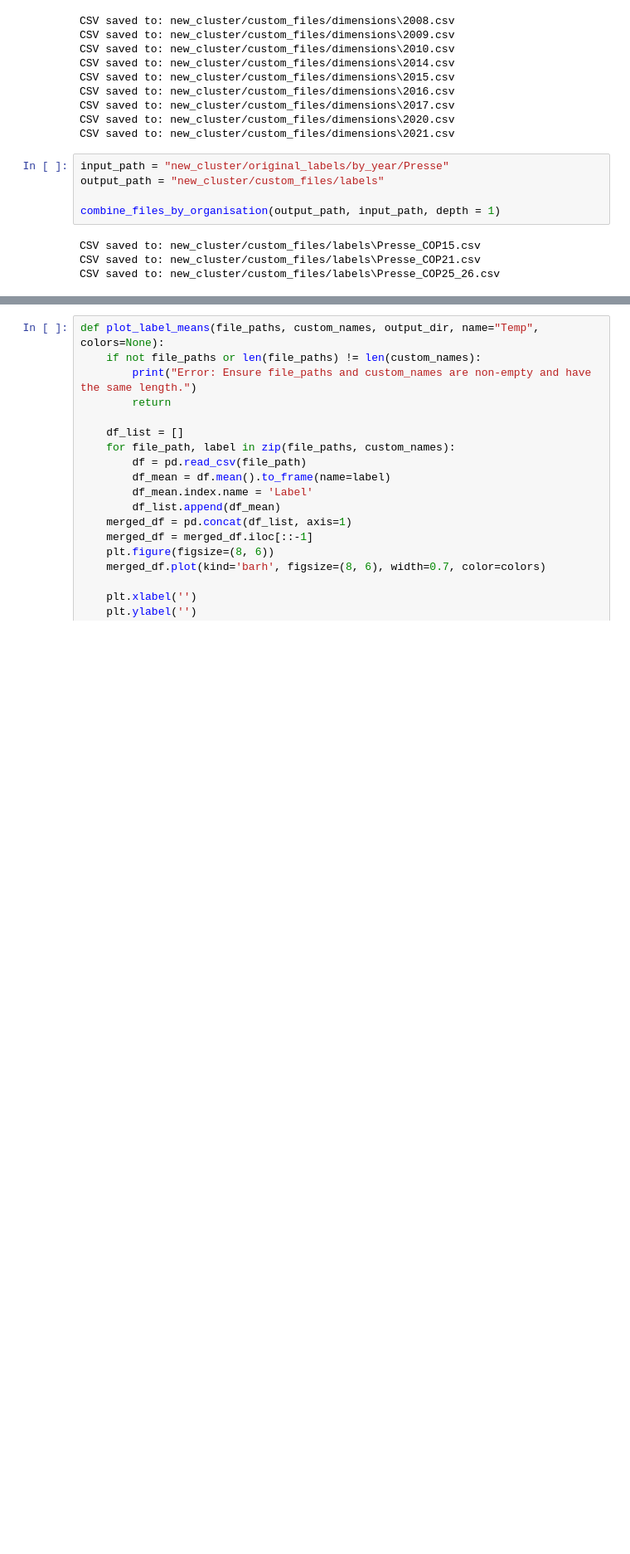
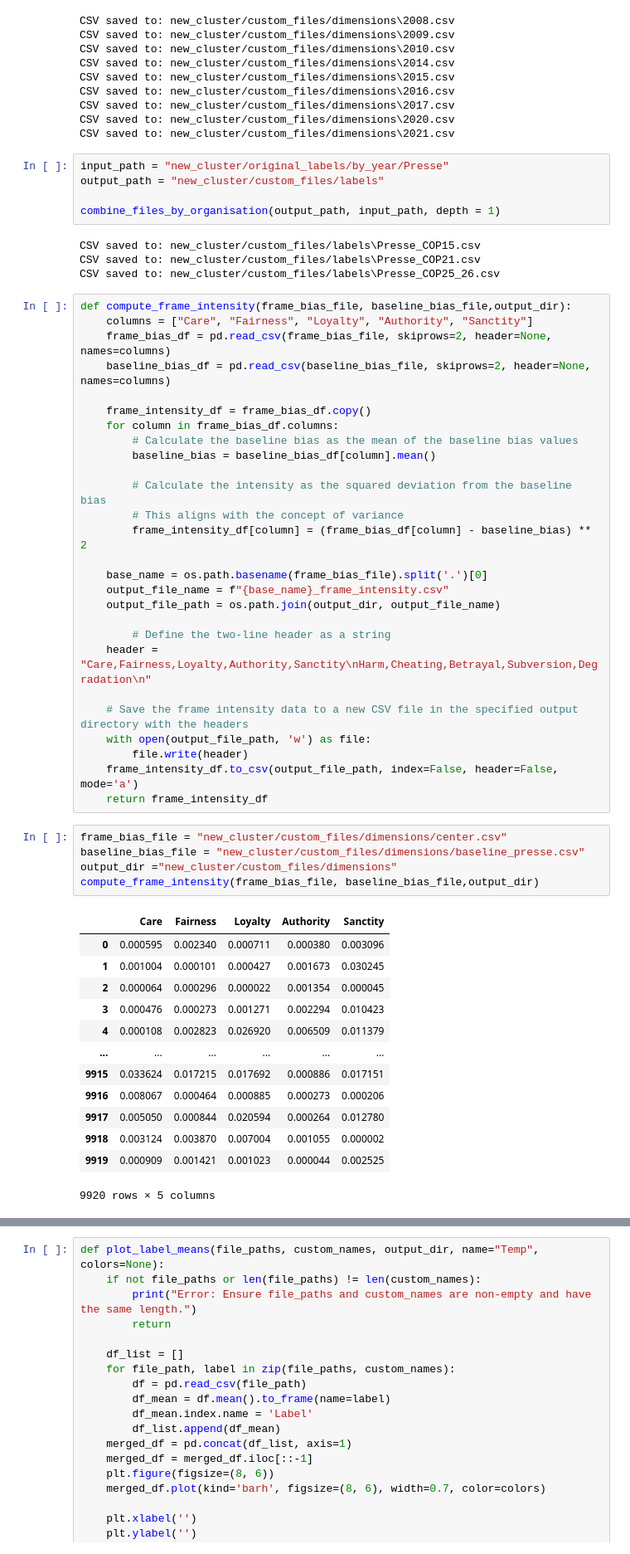
Before and after one commit to NicoOhler/wikipedia_framing_analysis, a Jupyter notebook: postprocessing.ipynb, the cells around one changed output, grey strips where cells are left out. Shown at 83% size. Cells and saved outputs as stored; diff of their text form; blank space fills up the shorter version.

```diff
--- a/postprocessing.ipynb
+++ b/postprocessing.ipynb
@@ -109,3 +114,49 @@ combine_files_by_organisation(output_path, input_path, depth = 1)
 CSV saved to: new_cluster/custom_files/labels\Presse_COP15.csv
 CSV saved to: new_cluster/custom_files/labels\Presse_COP21.csv
 CSV saved to: new_cluster/custom_files/labels\Presse_COP25_26.csv
+# %%
+def compute_frame_intensity(frame_bias_file, baseline_bias_file,output_dir):
+    columns = ["Care", "Fairness", "Loyalty", "Authority", "Sanctity"]
+    frame_bias_df = pd.read_csv(frame_bias_file, skiprows=2, header=None, names=columns)
+    baseline_bias_df = pd.read_csv(baseline_bias_file, skiprows=2, header=None, names=columns)
+
+    frame_intensity_df = frame_bias_df.copy()
+    for column in frame_bias_df.columns:
+        # Calculate the baseline bias as the mean of the baseline bias values
+        baseline_bias = baseline_bias_df[column].mean()
+
+        # Calculate the intensity as the squared deviation from the baseline bias
+        # This aligns with the concept of variance
+        frame_intensity_df[column] = (frame_bias_df[column] - baseline_bias) ** 2
+
+    base_name = os.path.basename(frame_bias_file).split('.')[0]
+    output_file_name = f"{base_name}_frame_intensity.csv"
+    output_file_path = os.path.join(output_dir, output_file_name)
+
+        # Define the two-line header as a string
+    header = "Care,Fairness,Loyalty,Authority,Sanctity\nHarm,Cheating,Betrayal,Subversion,Degradation\n"
+
+    # Save the frame intensity data to a new CSV file in the specified output directory with the headers
+    with open(output_file_path, 'w') as file:
+        file.write(header)
+    frame_intensity_df.to_csv(output_file_path, index=False, header=False, mode='a')
+    return frame_intensity_df
+# %%
+frame_bias_file = "new_cluster/custom_files/dimensions/center.csv"
+baseline_bias_file = "new_cluster/custom_files/dimensions/baseline_presse.csv"
+output_dir ="new_cluster/custom_files/dimensions"
+compute_frame_intensity(frame_bias_file, baseline_bias_file,output_dir)
+# %% [output]
+|  | Care | Fairness | Loyalty | Authority | Sanctity |
+| 0 | 0.000595 | 0.002340 | 0.000711 | 0.000380 | 0.003096 |
+| 1 | 0.001004 | 0.000101 | 0.000427 | 0.001673 | 0.030245 |
+| 2 | 0.000064 | 0.000296 | 0.000022 | 0.001354 | 0.000045 |
+| 3 | 0.000476 | 0.000273 | 0.001271 | 0.002294 | 0.010423 |
+| 4 | 0.000108 | 0.002823 | 0.026920 | 0.006509 | 0.011379 |
+| ... | ... | ... | ... | ... | ... |
+| 9915 | 0.033624 | 0.017215 | 0.017692 | 0.000886 | 0.017151 |
+| 9916 | 0.008067 | 0.000464 | 0.000885 | 0.000273 | 0.000206 |
+| 9917 | 0.005050 | 0.000844 | 0.020594 | 0.000264 | 0.012780 |
+| 9918 | 0.003124 | 0.003870 | 0.007004 | 0.001055 | 0.000002 |
+| 9919 | 0.000909 | 0.001421 | 0.001023 | 0.000044 | 0.002525 |
+9920 rows × 5 columns
```
Also changed, not shown: parts of 4 cells of this notebook, 1 other file.
